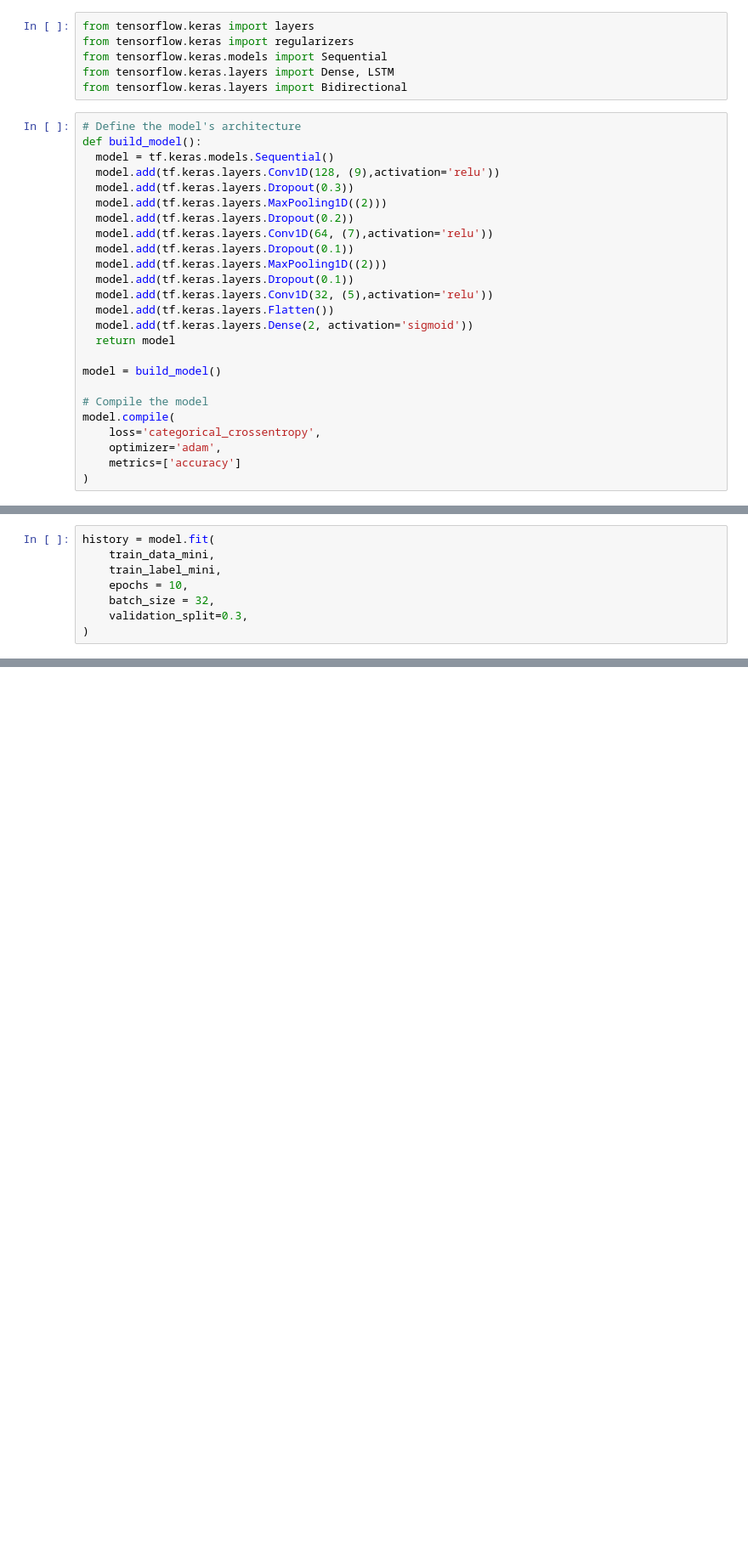
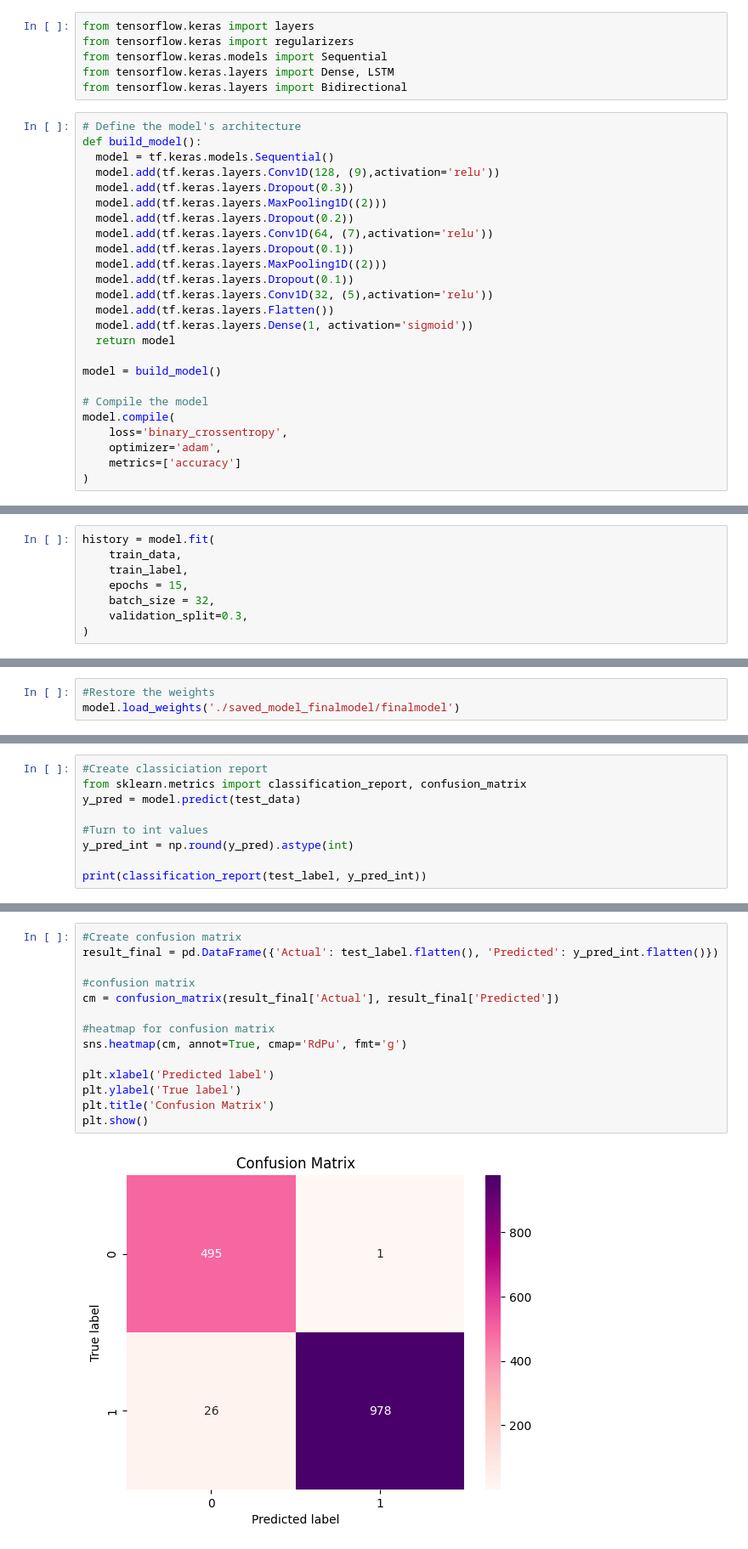
Before and after one commit to thestianchris/FakeReviewDetect, a Jupyter notebook: Final-Classify.ipynb, the cells around one changed output, grey strips where cells are left out. Shown: that part at 85% size. Saved outputs shown, nothing was run; the diff lists cells and outputs as text; blank space fills up the shorter version.

Commit message:
Further-accuracy-reports

```diff
--- a/Final-Classify.ipynb
+++ b/Final-Classify.ipynb
@@ -283,14 +258,14 @@ def build_model():
   model.add(tf.keras.layers.Dropout(0.1))
   model.add(tf.keras.layers.Conv1D(32, (5),activation='relu'))
   model.add(tf.keras.layers.Flatten())
-  model.add(tf.keras.layers.Dense(2, activation='sigmoid'))
+  model.add(tf.keras.layers.Dense(1, activation='sigmoid'))
   return model
 
 model = build_model()
 
 # Compile the model
 model.compile(
-    loss='categorical_crossentropy',
+    loss='binary_crossentropy',
     optimizer='adam',
     metrics=['accuracy']
 )
@@ -297,8 +293,8 @@ model.compile(
 # %%
 history = model.fit(
-    train_data_mini,
-    train_label_mini,
-    epochs = 10,
+    train_data,
+    train_label,
+    epochs = 15,
     batch_size = 32,
     validation_split=0.3,
 )
@@ -325,0 +322,3 @@ Epoch 10/10
+# %%
+#Restore the weights
+model.load_weights('./saved_model_finalmodel/finalmodel')
@@ -333,0 +338,9 @@ Test accuracy: 0.9700000286102295
+# %%
+#Create classiciation report
+from sklearn.metrics import classification_report, confusion_matrix
+y_pred = model.predict(test_data)
+
+#Turn to int values
+y_pred_int = np.round(y_pred).astype(int)
+
+print(classification_report(test_label, y_pred_int))
@@ -334 +357,17 @@ Test accuracy: 0.9700000286102295
+# %%
+#Create confusion matrix
+result_final = pd.DataFrame({'Actual': test_label.flatten(), 'Predicted': y_pred_int.flatten()})
+
+#confusion matrix
+cm = confusion_matrix(result_final['Actual'], result_final['Predicted'])
+
+#heatmap for confusion matrix
+sns.heatmap(cm, annot=True, cmap='RdPu', fmt='g')
+
+plt.xlabel('Predicted label')
+plt.ylabel('True label')
+plt.title('Confusion Matrix')
+plt.show()
+# %% [output]
+[figure, added]
 # %%
```
Also changed, not shown: parts of 21 cells of this notebook.
